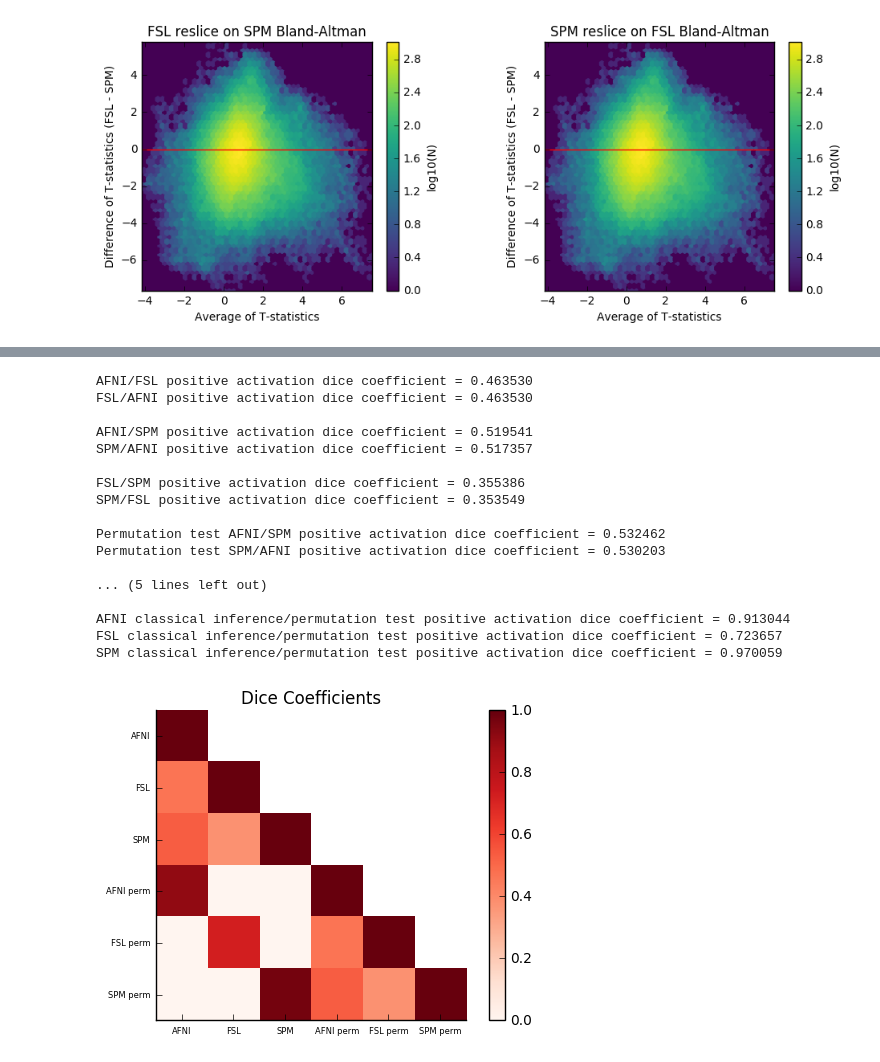
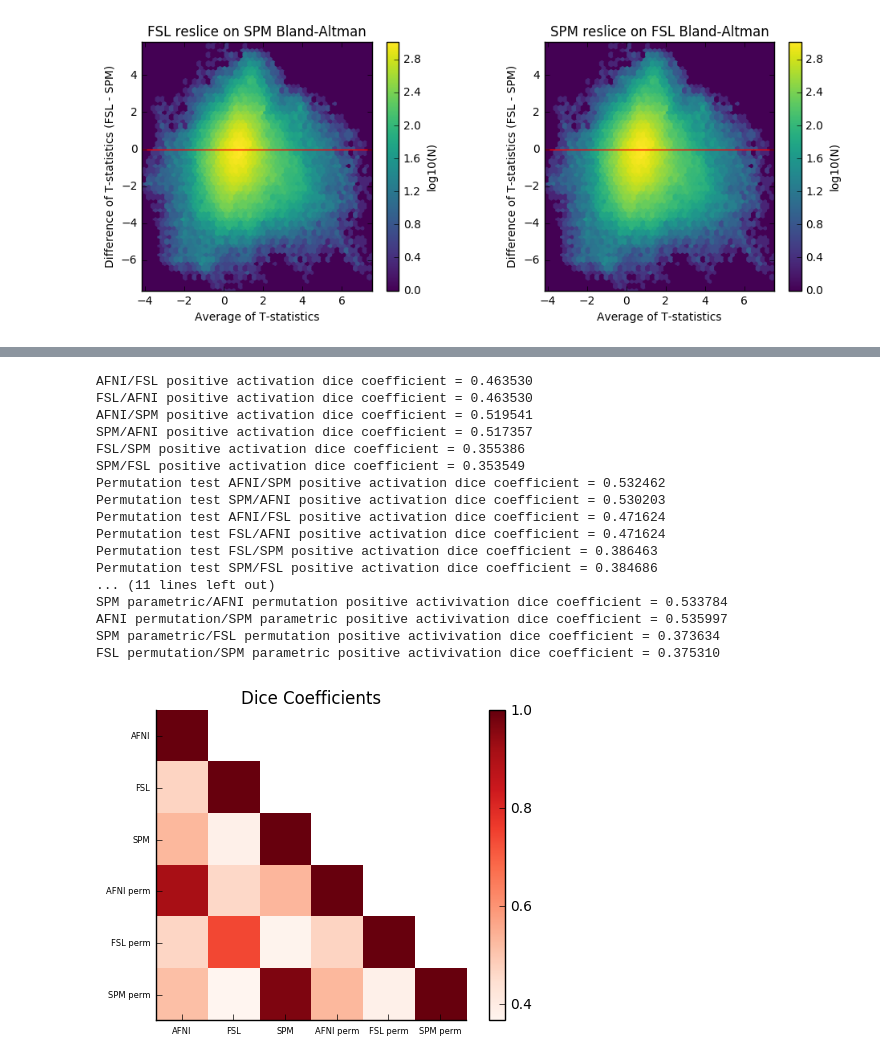
Before and after one commit to NISOx-BDI/Software_Comparison, a Jupyter notebook: ds109_notebook.ipynb, the cells around one changed output, grey strips where cells are left out. Saved outputs shown, nothing was run; the diff lists cells and outputs as text; code cells hidden in the pictures.

Commit message:
dice function now works for ds001 and ds109 notebooks

```diff
--- a/ds109_notebook.ipynb
+++ b/ds109_notebook.ipynb
@@ -315,6 +328,38 @@ afni_perm_euler_chars = pd.read_csv('./input/' + study + '/afni_perm_euler_chars
 fsl_perm_euler_chars = pd.read_csv('./input/' + study + '/fsl_perm_euler_chars.csv', usecols=[1], header=None, names=['FSL EC'])
 spm_perm_euler_chars = pd.read_csv('./input/' + study + '/spm_perm_euler_chars.csv', usecols=[1], header=None, names=['SPM EC'])
 perm_euler_chars = pd.concat([afni_perm_euler_chars, fsl_perm_euler_chars, spm_perm_euler_chars], axis=1)
+
+# *** Permutations resliced onto parametric/Parametric resliced onto permutations
+# FSL perm resliced onto AFNI parametric
+afni_fsl_perm_reslice_pos_exc = './input/' + study + '/afni_fsl_perm_reslice_pos_exc.nii.gz'
+afni_fsl_perm_reslice_neg_exc = './input/' + study + '/afni_fsl_perm_reslice_neg_exc.nii.gz'
+# FSL parametric resliced onto AFNI perm
+afni_perm_fsl_reslice_pos_exc = './input/' + study + '/afni_perm_fsl_reslice_pos_exc.nii.gz'
+# AFNI perm resliced onto FSL parametric
+afni_perm_reslice_fsl_pos_exc = './input/' + study + '/afni_perm_reslice_fsl_pos_exc.nii.gz'
+# AFNI parametric resliced onto FSL perm
+afni_reslice_fsl_perm_pos_exc = './input/' + study + '/afni_reslice_fsl_perm_pos_exc.nii.gz'
+afni_reslice_fsl_perm_neg_exc = './input/' + study + '/afni_reslice_fsl_perm_neg_exc.nii.gz'
+
+# SPM perm resliced onto AFNI parametric
+afni_spm_perm_reslice_pos_exc = './input/' + study + '/afni_spm_perm_reslice_pos_exc.nii.gz'
+# SPM parametric resliced onto AFNI perm
+afni_perm_spm_reslice_pos_exc = './input/' + study + '/afni_perm_spm_reslice_pos_exc.nii.gz'
+# AFNI perm resliced onto SPM parametric
+afni_perm_reslice_spm_pos_exc = './input/' + study + '/afni_perm_reslice_spm_pos_exc.nii.gz'
+# AFNI parametric resliced onto SPM perm
+afni_reslice_spm_perm_pos_exc = './input/' + study + '/afni_reslice_spm_perm_pos_exc.nii.gz'
+
+# SPM perm resliced onto FSL parametric
+fsl_spm_perm_reslice_pos_exc = './input/' + study + '/fsl_spm_perm_reslice_pos_exc.nii.gz'
+# SPM parametric resliced onto AFNI perm
+fsl_perm_spm_reslice_pos_exc = './input/' + study + '/fsl_perm_spm_reslice_pos_exc.nii.gz'
+fsl_perm_spm_reslice_neg_exc = './input/' + study + '/fsl_perm_spm_reslice_neg_exc.nii.gz'
+# FSL perm resliced onto SPM parametric
+fsl_perm_reslice_spm_pos_exc = './input/' + study + '/fsl_perm_reslice_spm_pos_exc.nii.gz'
+fsl_perm_reslice_spm_neg_exc = './input/' + study + '/fsl_perm_reslice_spm_neg_exc.nii.gz'
+# FSL parametric resliced onto SPM perm
+fsl_reslice_spm_perm_pos_exc = './input/' + study + '/fsl_reslice_spm_perm_pos_exc.nii.gz'
 # %%
 from lib import plot_excursion_sets
 # Determine the scale of the activation colorbar
@@ -396,36 +441,43 @@ bland_altman.bland_altman('Bland-Altman Plots: Permutation Tests', afni_perm, sp
 # %%
 from lib import dice
 reload(dice)
 dice.dice(afni_exc_set_file, spm_exc_set_file,
          afni_reslice_spm_pos_exc, afni_spm_reslice_pos_exc,
          afni_perm_pos_exc, spm_perm_pos_exc,
          afni_reslice_spm_pos_exc_perm, afni_spm_reslice_pos_exc_perm,
          afni_exc_set_file_neg, spm_exc_set_file_neg,
          afni_reslice_spm_neg_exc, afni_spm_reslice_neg_exc,
          afni_reslice_fsl_pos_exc, afni_reslice_fsl_neg_exc,
          afni_fsl_reslice_pos_exc, afni_fsl_reslice_neg_exc,
          fsl_exc_set_file, fsl_exc_set_file_neg,
          fsl_reslice_spm_pos_exc, fsl_reslice_spm_neg_exc,
          fsl_spm_reslice_pos_exc, fsl_spm_reslice_neg_exc,
          fsl_perm_pos_exc,
          afni_reslice_fsl_pos_exc_perm, afni_fsl_reslice_pos_exc_perm,
-         fsl_reslice_spm_pos_exc_perm, fsl_spm_reslice_pos_exc_perm)
+         fsl_reslice_spm_pos_exc_perm, fsl_spm_reslice_pos_exc_perm,
+         afni_fsl_perm_reslice_pos_exc, afni_reslice_fsl_perm_pos_exc,
+         afni_perm_reslice_fsl_pos_exc, afni_perm_fsl_reslice_pos_exc,
+         afni_spm_perm_reslice_pos_exc, afni_reslice_spm_perm_pos_exc,
+         afni_perm_reslice_spm_pos_exc, afni_perm_spm_reslice_pos_exc,
+         fsl_spm_perm_reslice_pos_exc, fsl_reslice_spm_perm_pos_exc,
+         fsl_perm_reslice_spm_pos_exc, fsl_perm_spm_reslice_pos_exc,
+         )
 # %% [output]
 AFNI/FSL positive activation dice coefficient = 0.463530
 FSL/AFNI positive activation dice coefficient = 0.463530
-
 AFNI/SPM positive activation dice coefficient = 0.519541
 SPM/AFNI positive activation dice coefficient = 0.517357
-
 FSL/SPM positive activation dice coefficient = 0.355386
 SPM/FSL positive activation dice coefficient = 0.353549
-
 Permutation test AFNI/SPM positive activation dice coefficient = 0.532462
 Permutation test SPM/AFNI positive activation dice coefficient = 0.530203
-
-... (5 lines left out)
-
-AFNI classical inference/permutation test positive activation dice coefficient = 0.913044
-FSL classical inference/permutation test positive activation dice coefficient = 0.723657
-SPM classical inference/permutation test positive activation dice coefficient = 0.970059
+Permutation test AFNI/FSL positive activation dice coefficient = 0.471624
+Permutation test FSL/AFNI positive activation dice coefficient = 0.471624
+Permutation test FSL/SPM positive activation dice coefficient = 0.386463
+Permutation test SPM/FSL positive activation dice coefficient = 0.384686
+... (11 lines left out)
+SPM parametric/AFNI permutation positive activivation dice coefficient = 0.533784
+AFNI permutation/SPM parametric positive activivation dice coefficient = 0.535997
+SPM parametric/FSL permutation positive activivation dice coefficient = 0.373634
+FSL permutation/SPM parametric positive activivation dice coefficient = 0.375310
-[figure, old version]
+[figure, new version]
```
Also changed, not shown: parts of 5 cells of this notebook, 2 other files.
